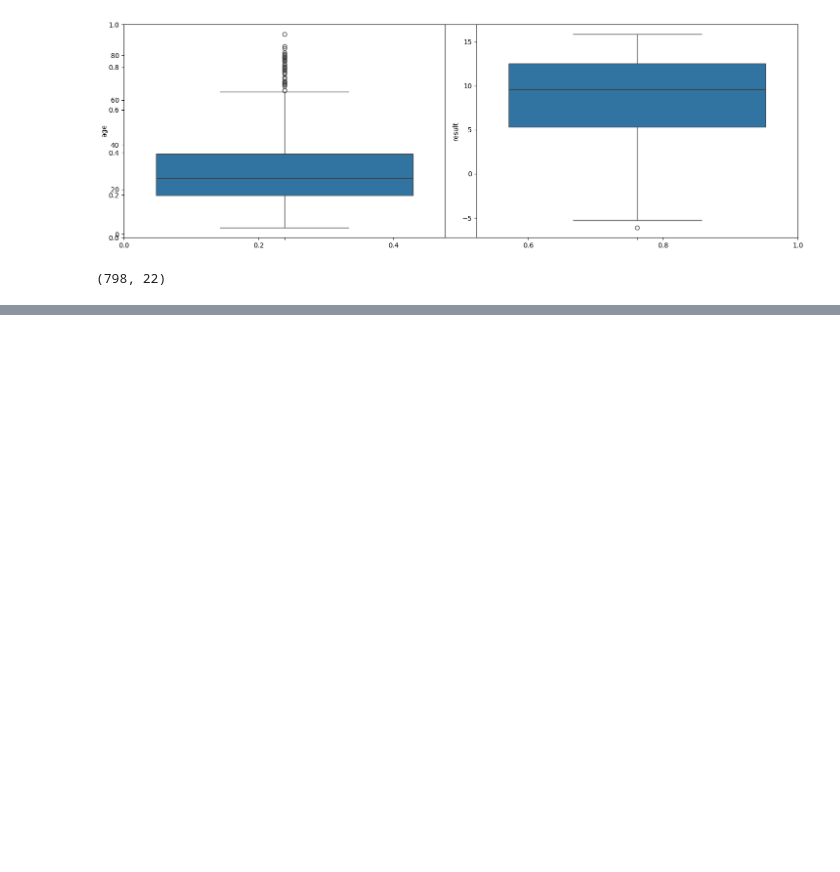
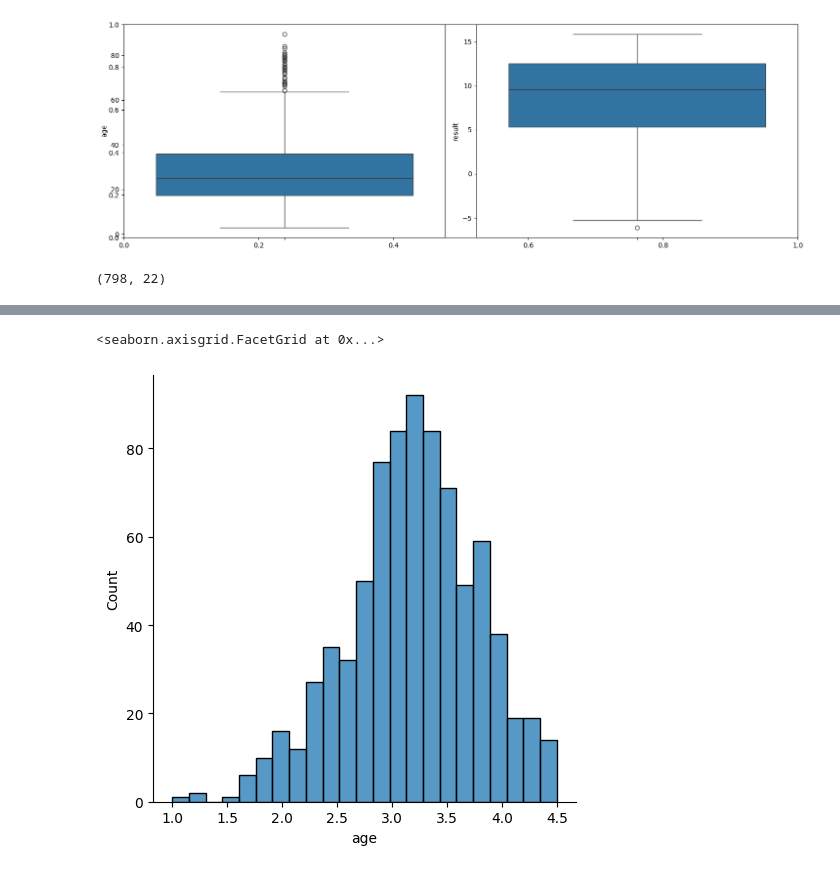
Before and after one commit to Sabaa-Abdennabi/Autism, a Jupyter notebook: Autism.ipynb, the cells around one changed output, grey strips where cells are left out. Saved outputs shown, nothing was run; the diff lists cells and outputs as text; code cells hidden in the pictures; blank space fills up the shorter version.

```diff
--- a/Autism.ipynb
+++ b/Autism.ipynb
@@ -174,0 +225,7 @@ df.shape
+# %%
+df['age'] = df['age'].apply(lambda x: np.log(x))
+# %%
+sb.displot(data=df['age'])
+# %% [output]
+<seaborn.axisgrid.FacetGrid at 0x...>
+[figure, added]
```
Also changed, not shown: parts of 7 cells of this notebook.
